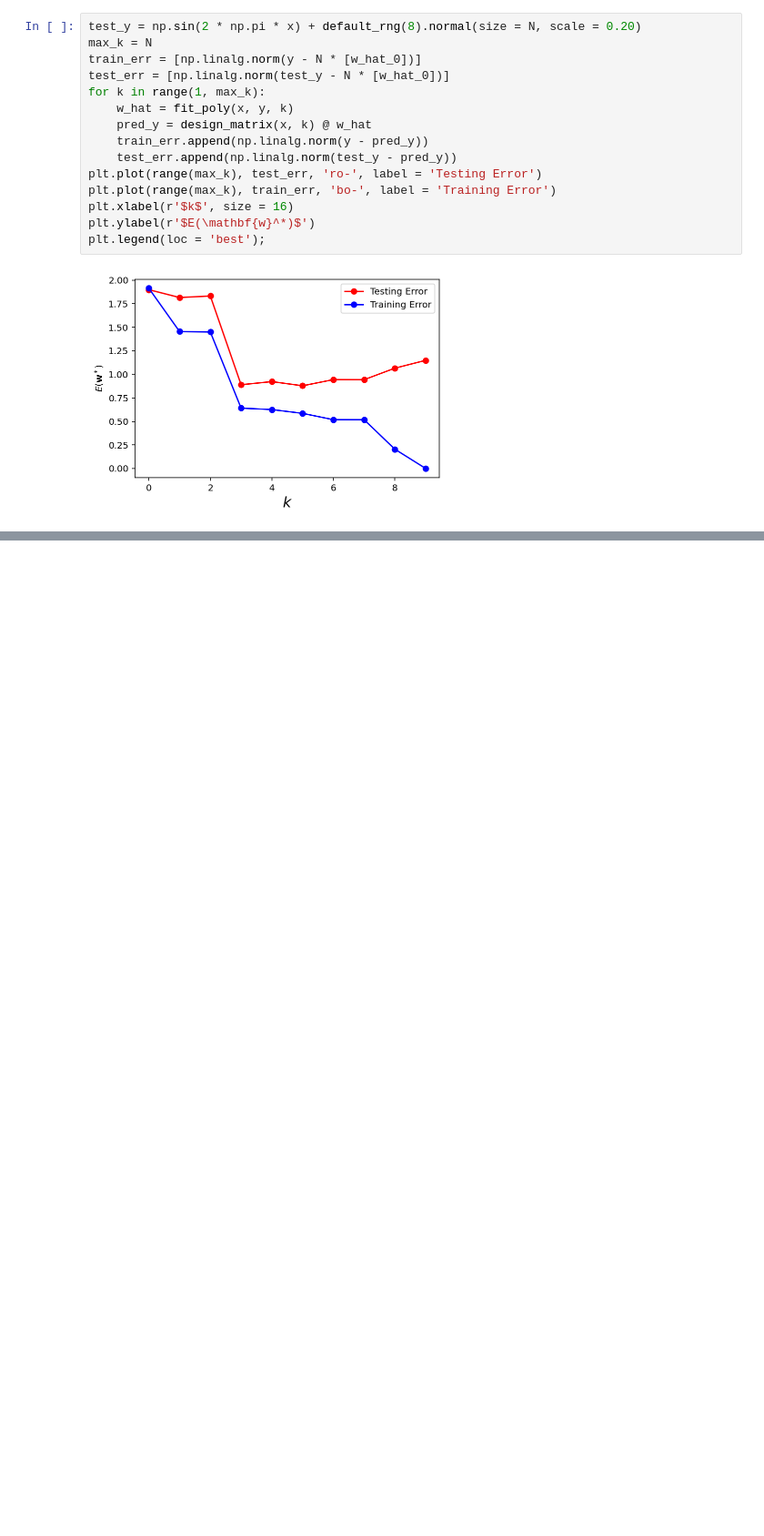
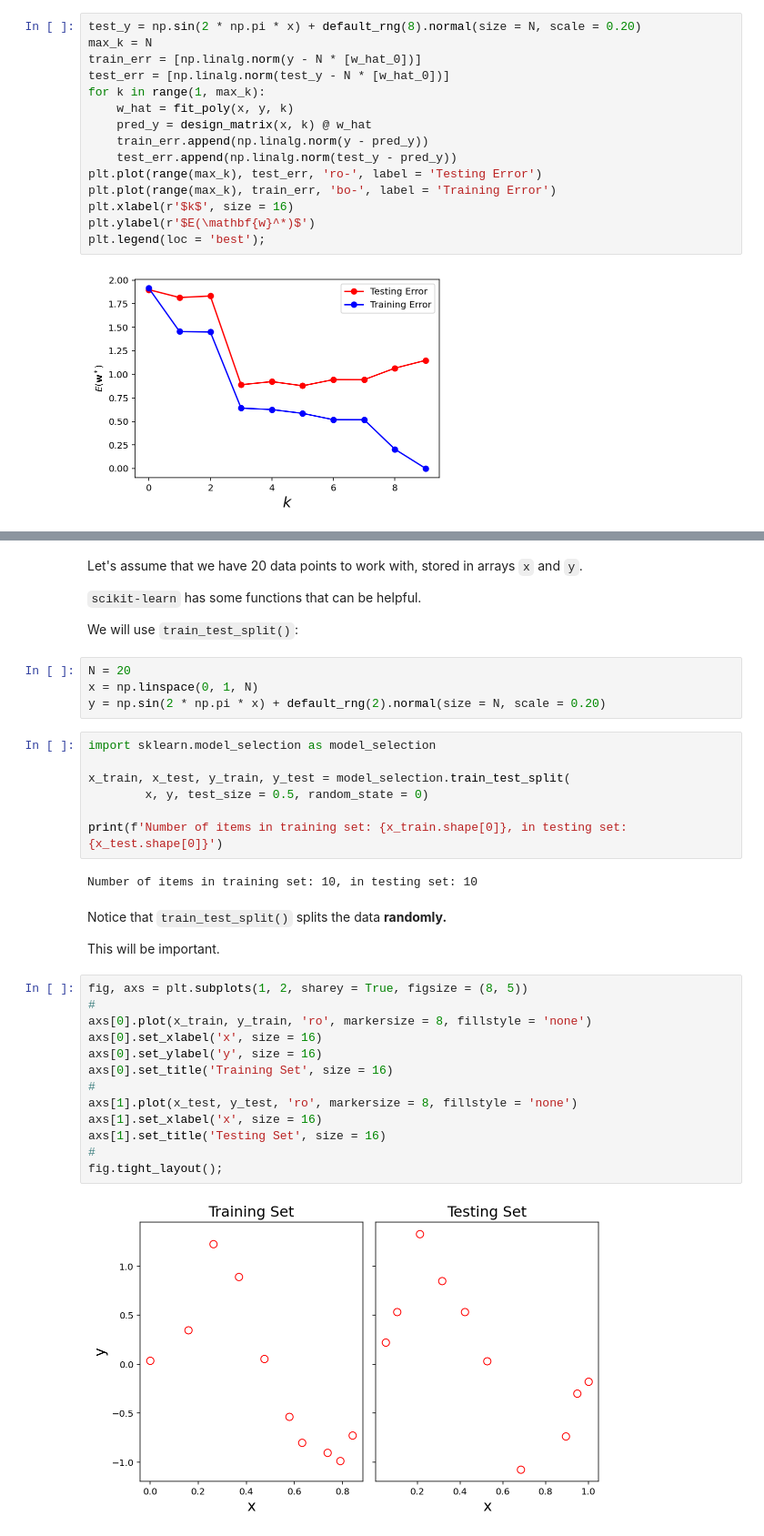
Before and after one commit to mcrovella/CS506-Computational-Tools-for-Data-Science, a Jupyter notebook: 13-Learning-From-Data.ipynb, the cells around one changed output, grey strips where cells are left out. Shown at 91% size. Cells and saved outputs as stored; diff of their text form; blank space fills up the shorter version.

```diff
--- a/13-Learning-From-Data.ipynb
+++ b/13-Learning-From-Data.ipynb
@@ -697,0 +382,38 @@ Finally, we use 1 bit (2 colors) for a compression ratio around 24$\times$.
+# %% [markdown]
+Let's assume that we have 20 data points to work with, stored in arrays `x` and `y`.
+
+`scikit-learn` has some functions that can be helpful.
+
+We will use `train_test_split()`:
+# %%
+N = 20
+x = np.linspace(0, 1, N)
+y = np.sin(2 * np.pi * x) + default_rng(2).normal(size = N, scale = 0.20)
+# %%
+import sklearn.model_selection as model_selection
+
+x_train, x_test, y_train, y_test = model_selection.train_test_split(
+        x, y, test_size = 0.5, random_state = 0)
+
+print(f'Number of items in training set: {x_train.shape[0]}, in testing set: {x_test.shape[0]}')
+# %% [output]
+Number of items in training set: 10, in testing set: 10
+# %% [markdown]
+Notice that `train_test_split()` splits the data __randomly.__
+
+This will be important.
+# %%
+fig, axs = plt.subplots(1, 2, sharey = True, figsize = (8, 5))
+#
+axs[0].plot(x_train, y_train, 'ro', markersize = 8, fillstyle = 'none')
+axs[0].set_xlabel('x', size = 16)
+axs[0].set_ylabel('y', size = 16)
+axs[0].set_title('Training Set', size = 16)
+#
+axs[1].plot(x_test, y_test, 'ro', markersize = 8, fillstyle = 'none')
+axs[1].set_xlabel('x', size = 16)
+axs[1].set_title('Testing Set', size = 16)
+#
+fig.tight_layout();
+# %% [output]
+[figure, added]
```
Also changed, not shown: parts of 116 cells of this notebook, 3 other files.
